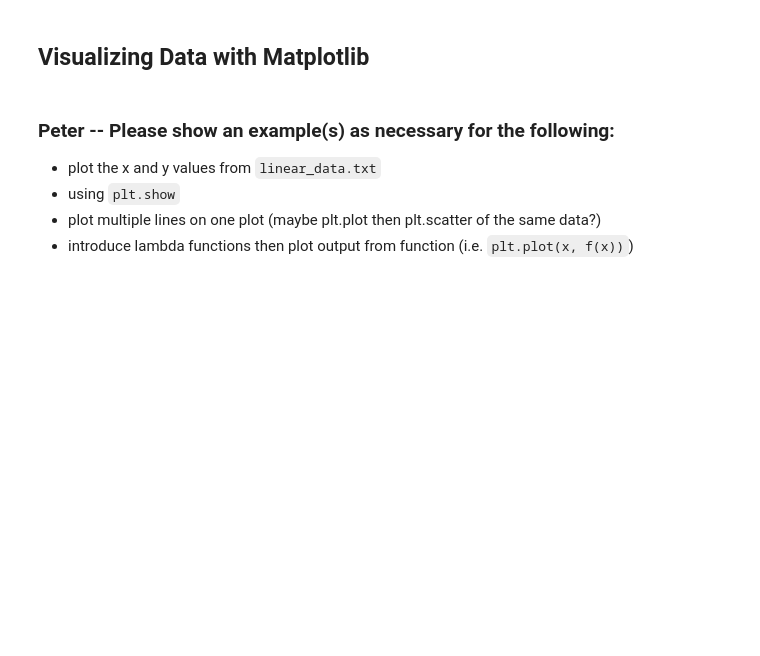
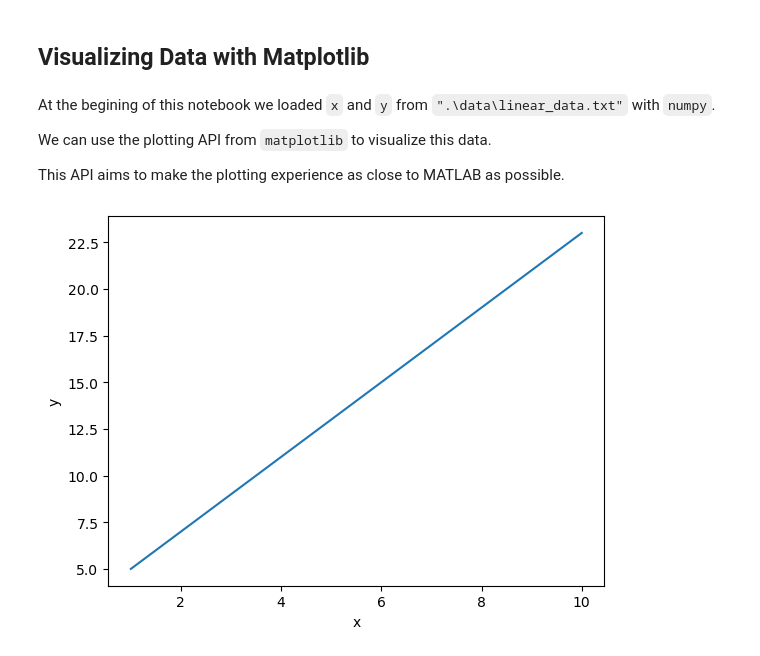
Before and after one commit to zzz-tong037/bwsi-intro-python, a Jupyter notebook: mod5_intro_to_data_science/1_loading_and_visualizing_data.ipynb, the cells around one changed output. Drawn from its saved outputs; the diff is of its cells as text; code cells hidden in the pictures; blank space fills up the shorter version.

```diff
--- a/mod5_intro_to_data_science/1_loading_and_visualizing_data.ipynb
+++ b/mod5_intro_to_data_science/1_loading_and_visualizing_data.ipynb
@@ -161,9 +161,16 @@ print(specific_full_names)
 3     Shreya     Singh
 # %% [markdown]
 ## Visualizing Data with Matplotlib
-# %% [markdown]
-### Peter -- Please show an example(s) as necessary for the following:
-- plot the x and y values from `linear_data.txt`
-- using `plt.show`
-- plot multiple lines on one plot (maybe plt.plot then plt.scatter of the same data?)
-- introduce lambda functions then plot output from function (i.e. `plt.plot(x, f(x))`)
+# %% [markdown]
+At the begining of this notebook we loaded `x` and `y` from `".\data\linear_data.txt"` with `numpy`.
+
+We can use the plotting API from `matplotlib` to visualize this data.
+
+This API aims to make the plotting experience as close to MATLAB as possible.
+# %%
+plt.plot(x,y)
+plt.ylabel("y")
+plt.xlabel("x")
+plt.show()
+# %% [output]
+[figure, added]
```
Also changed, not shown: parts of 7 cells of this notebook.
